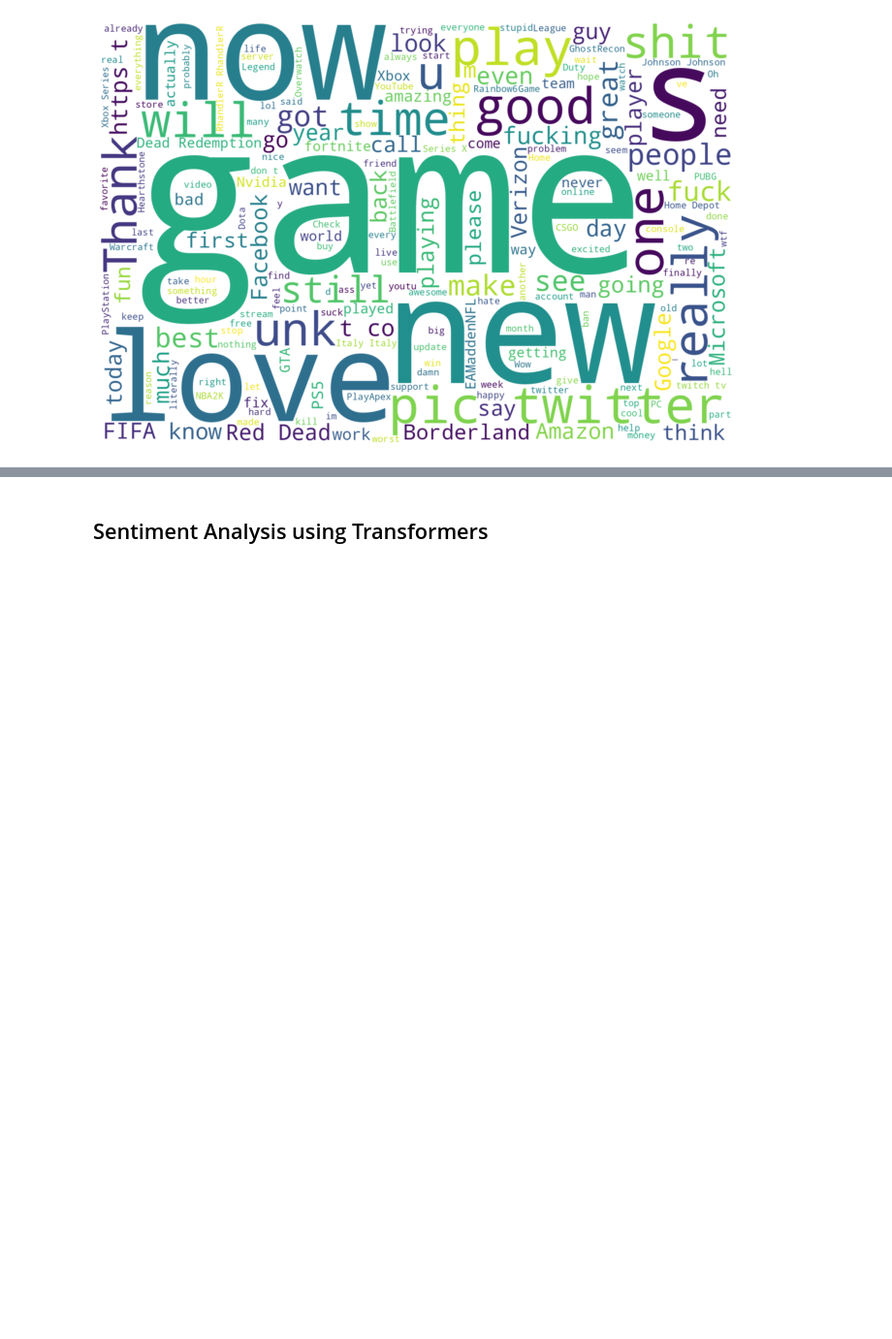
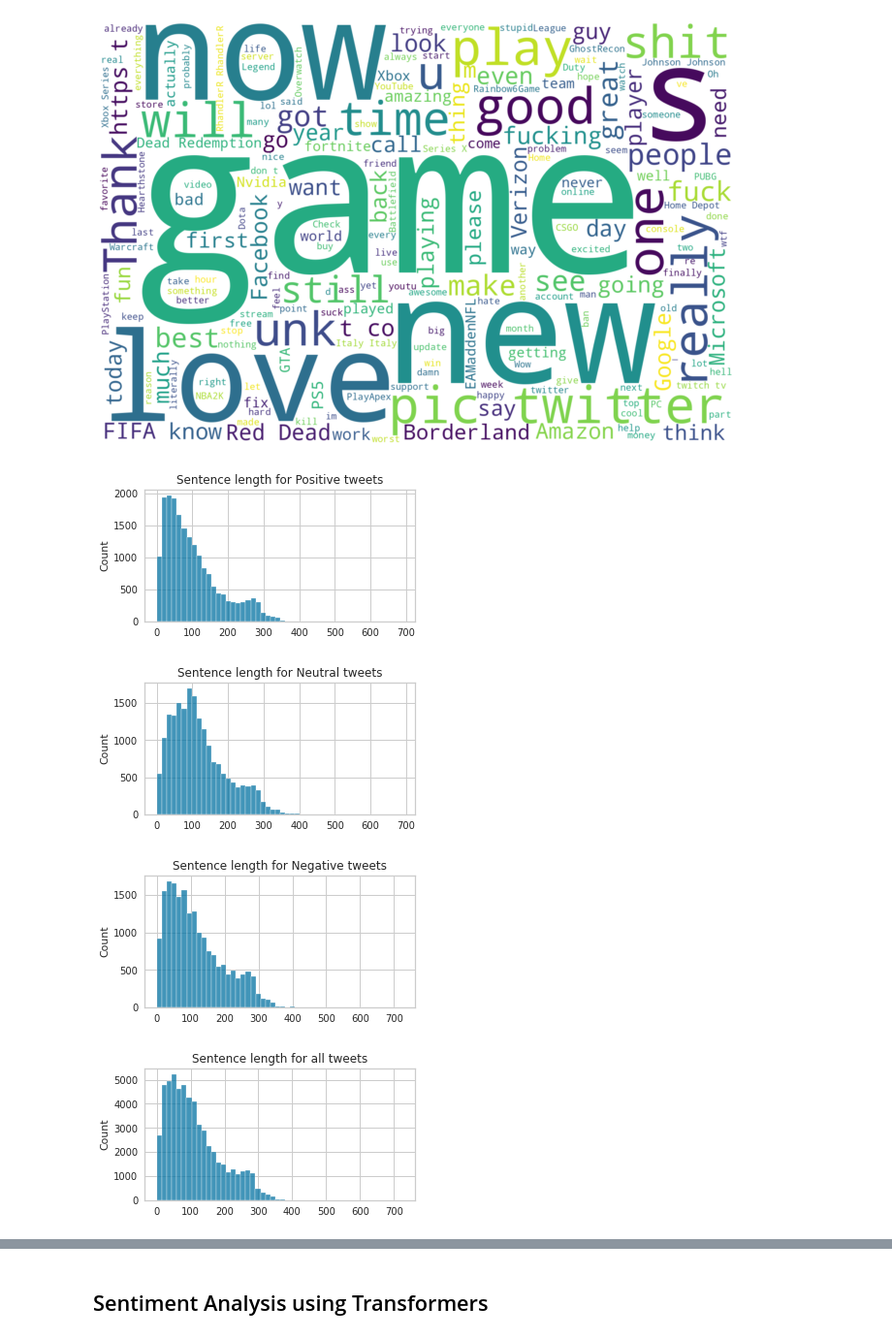
Before and after one commit to Teasotea/TweetSentimentClassifier, a Jupyter notebook: sentiment-analysis-using-transformers.ipynb, the cells around one changed output, grey strips where cells are left out. Shown: that part at 97% size. Saved outputs shown, nothing was run; the diff lists cells and outputs as text; code cells hidden in the pictures; blank space fills up the shorter version.

```diff
--- a/sentiment-analysis-using-transformers.ipynb
+++ b/sentiment-analysis-using-transformers.ipynb
@@ -123,3 +123,15 @@ plt.axis("off")
 plt.show()
 # %% [output]
 [figure]
+# %%
+for i,j in enumerate(['Positive','Neutral','Negative', 'all']):
+    plt.figure(figsize=(5, 2.5))
+    if i<3: sns.histplot([len(s) for s in balanced_df[balanced_df['label']==i]['Tweet']], bins=50)
+    else: sns.histplot([len(s) for s in balanced_df['Tweet']], bins=50)
+    plt.title('Sentence length for '+ j + ' tweets')
+    plt.show()
+# %% [output]
+[figure, added]
+[figure, added]
+[figure, added]
+[figure, added]
```
Also changed, not shown: parts of 2 cells of this notebook.
